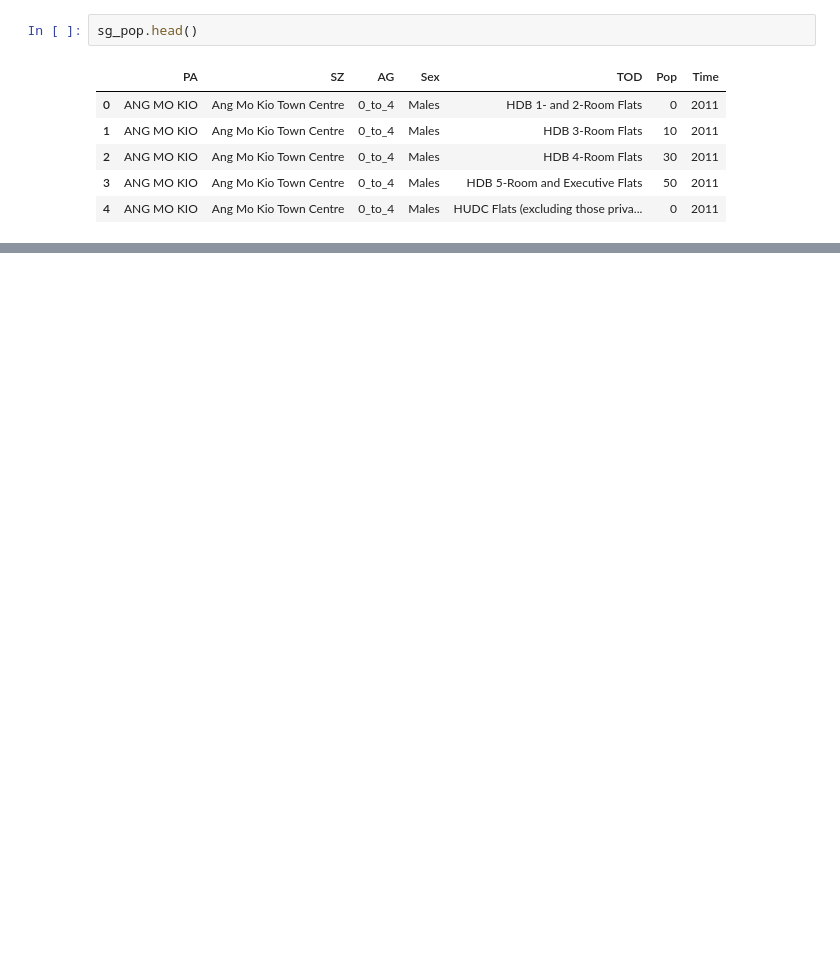
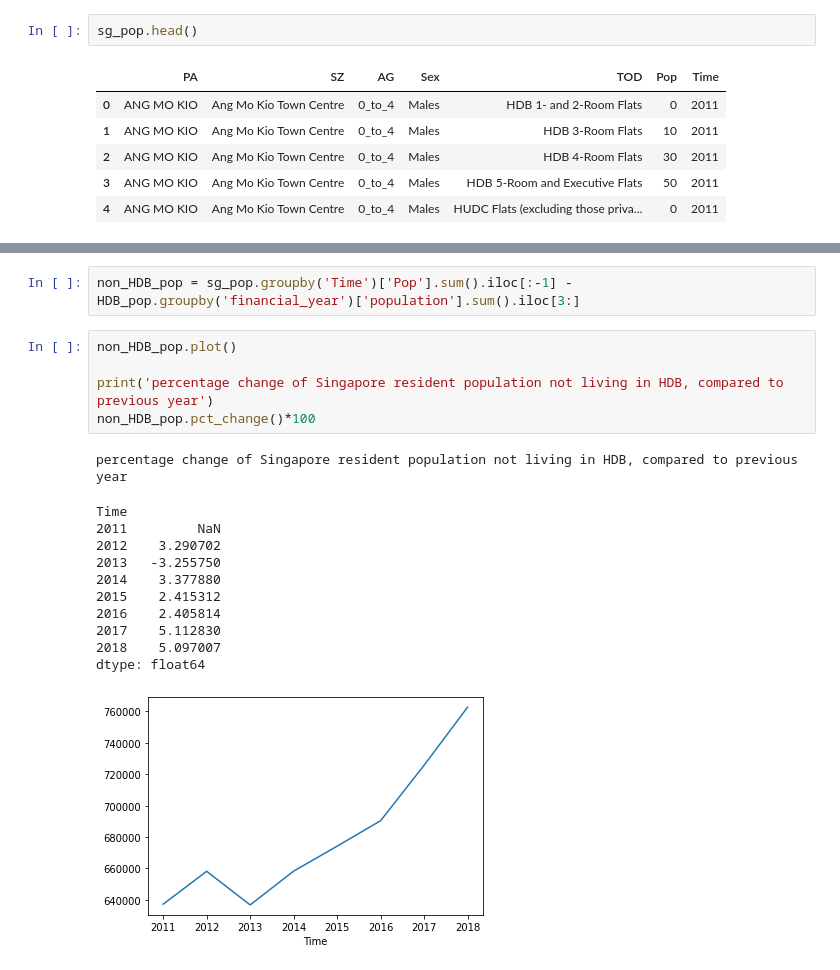
Before and after one commit to lingjie00/Singapore-population-map, a Jupyter notebook: Singapore population.ipynb, the cells around one changed output, grey strips where cells are left out. Cells and saved outputs as stored; diff of their text form; blank space fills up the shorter version.

```diff
--- a/Singapore population.ipynb
+++ b/Singapore population.ipynb
@@ -136,0 +364,20 @@ fig.write_html('output/fig.html')
+# %%
+non_HDB_pop = sg_pop.groupby('Time')['Pop'].sum().iloc[:-1] - HDB_pop.groupby('financial_year')['population'].sum().iloc[3:]
+# %%
+non_HDB_pop.plot()
+
+print('percentage change of Singapore resident population not living in HDB, compared to previous year')
+non_HDB_pop.pct_change()*100
+# %% [output]
+percentage change of Singapore resident population not living in HDB, compared to previous year
+Time
+2011         NaN
+2012    3.290702
+2013   -3.255750
+2014    3.377880
+2015    2.415312
+2016    2.405814
+2017    5.112830
+2018    5.097007
+dtype: float64
+[figure, added]
```
Also changed, not shown: parts of 60 cells of this notebook, 3 other files.
